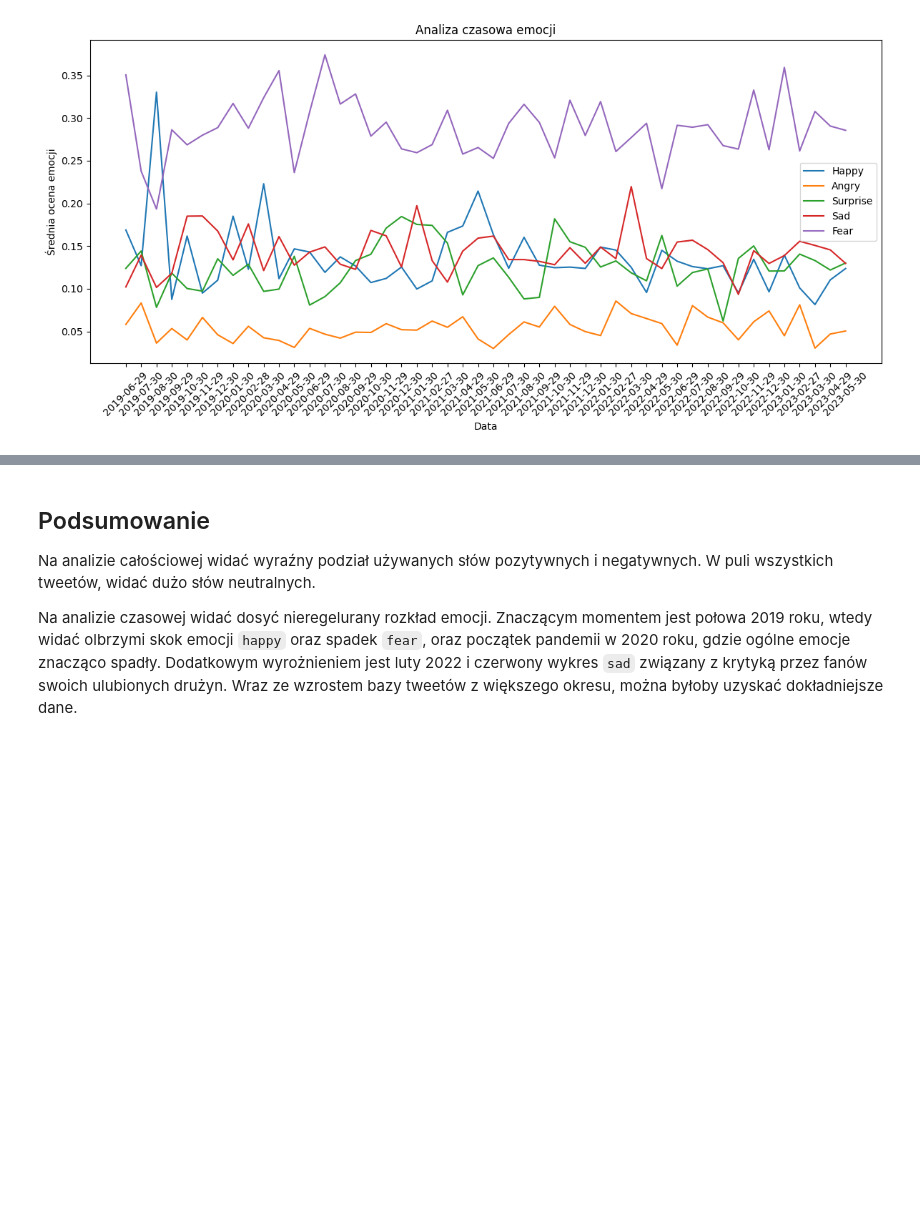
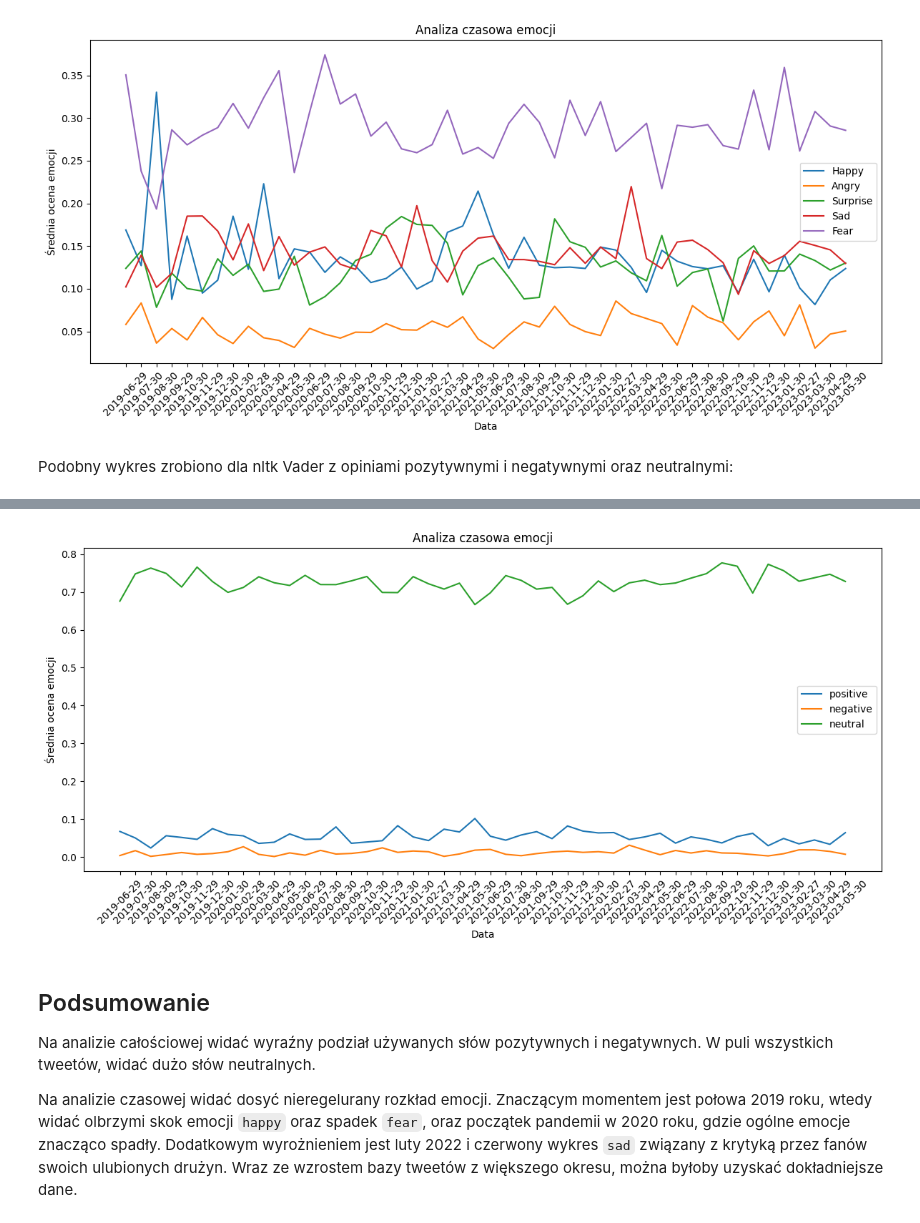
Before and after one commit to Piterson25/Inteligencja-obliczeniowa, a Jupyter notebook: premierleague/premierleague_Piotr_Maszczak.ipynb, the cells around one changed output, grey strips where cells are left out. Drawn from its saved outputs; the diff is of its cells as text; code cells hidden in the pictures; blank space fills up the shorter version.

```diff
--- a/premierleague/premierleague_Piotr_Maszczak.ipynb
+++ b/premierleague/premierleague_Piotr_Maszczak.ipynb
@@ -337,3 +430,72 @@ Przetworzono emocje dla 11600 tweetów
 Przetworzono emocje dla 11800 tweetów
 Przetworzono emocje dla 12000 tweetów
 [figure]
+# %% [markdown]
+Podobny wykres zrobiono dla nltk Vader z opiniami pozytywnymi i negatywnymi oraz neutralnymi:
+# %%
+import matplotlib.pyplot as plt
+from collections import defaultdict
+from nltk.sentiment import SentimentIntensityAnalyzer
+import csv
+
+emotions = ['positive', 'negative', 'neutral']
+progress_interval = 200
+
+dates_emotions = defaultdict(lambda: defaultdict(list))
+progress_counter = 0
+
+sia = SentimentIntensityAnalyzer()
+
+tweets = []
+
+with open('preprocessed_tweets.csv', 'r', encoding='utf-8') as file:
+    reader = csv.DictReader(file)
+
+    for row in reader:
+        tweet = row['PreprocessedContent']
+        date = row['Date']
+
+        tweets.append(tweet)
+
+        sentiment_scores = sia.polarity_scores(tweet)
+
+        print(sentiment_scores)
+
+        if sentiment_scores['pos'] > sentiment_scores['neg'] and sentiment_scores['pos'] > sentiment_scores['neu']:
+            dates_emotions[date]['positive'].append(sentiment_scores['pos'])
+        else:
+            dates_emotions[date]['positive'].append(0)
+
+        if sentiment_scores['neg'] > sentiment_scores['pos'] and sentiment_scores['neg'] > sentiment_scores['neu']:
+            dates_emotions[date]['negative'].append(sentiment_scores['neg'])
+        else:
+            dates_emotions[date]['negative'].append(0)
+
+        dates_emotions[date]['neutral'].append(sentiment_scores['neu'])
+
+        progress_counter += 1
+        if progress_counter % progress_interval == 0:
+            print(f'Przetworzono emocje dla {progress_counter} tweetów')
+
+dates = list(dates_emotions.keys())
+
+plt.figure(figsize=(12, 6))
+
+for emotion in emotions:
+    averaged_emotions = []
+    for date in dates:
+        scores = dates_emotions[date][emotion]
+        if scores:
+            averaged_emotions.append(sum(scores) / len(scores))
+        else:
+            averaged_emotions.append(0)
+    plt.plot(dates, averaged_emotions, label=emotion)
+
+plt.xlabel('Data')
+plt.ylabel('Średnia ocena emocji')
+plt.title('Analiza czasowa emocji')
+plt.xticks(rotation=45)
+plt.legend()
+plt.tight_layout()
+plt.show()
+# %% [output]
@@ -340,3 +519,4 @@ Przetworzono emocje dla 12000 tweetów
+[figure, added]
 # %% [markdown]
 <h2 id="podsumowanie">Podsumowanie</h2>
 
```
Also changed, not shown: parts of 6 cells of this notebook.
